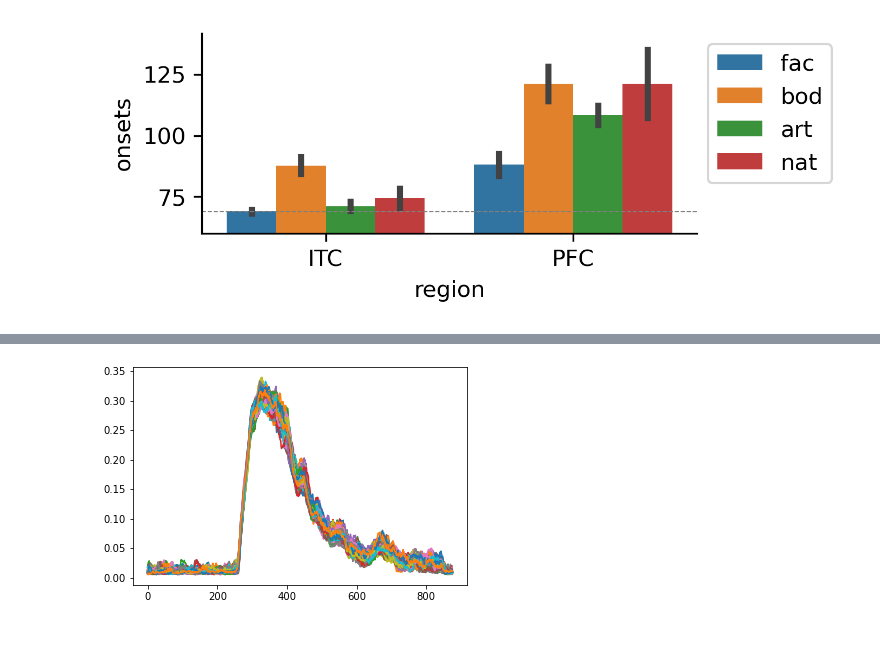
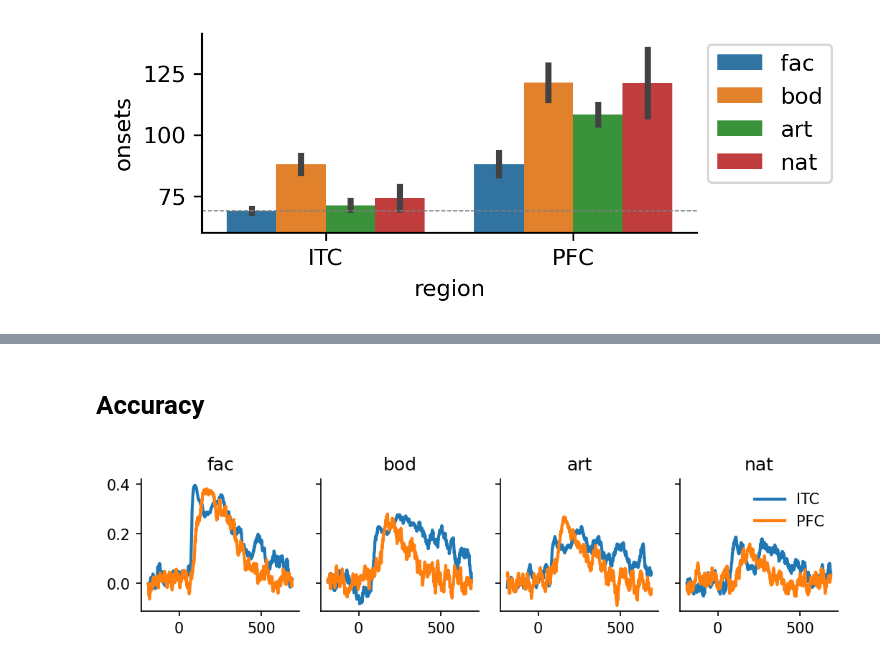
Before and after one commit to mohrabi/sua-categorical-representation, a Jupyter notebook: dec/final-svm-plots.ipynb, the cells around one changed output, grey strips where cells are left out. Drawn from its saved outputs; the diff is of its cells as text; code cells hidden in the pictures; blank space fills up the shorter version.

```diff
--- a/dec/final-svm-plots.ipynb
+++ b/dec/final-svm-plots.ipynb
@@ -267,5 +260,2 @@ p-value for fac > art: 0.9065656565656566 (ITC)
-# %%
-from matplotlib import pyplot as plt
-plt.plot(data['itc']['fac'].T);
-# %% [output]
-[figure, removed]
+# %% [markdown]
+# Accuracy
@@ -271,0 +291,22 @@ plt.plot(data['itc']['fac'].T);
+# %%
+cm = 1 / 2.54
+tim = np.arange(-200, 675, step=1) + 12.5
+fig, axs = plt.subplots(1, 4, figsize=(18 * cm, 5 * cm), dpi=150, sharey=True, sharex=True, squeeze=False)
+axs = axs.flatten()
+
+for ax, category in zip(axs[:4], ['fac', 'bod', 'art', 'nat']):
+    Z = data_a['itc'][category]
+    Z0 = data_a['itc'][category+"0"]
+    ax.plot(tim, Z.mean(0) - Z0.mean(0), lw=2, label="ITC")
+
+    Z = data_a['pfc'][category]
+    Z0 = data_a['pfc'][category+"0"]
+    ax.plot(tim, Z.mean(0) - Z0.mean(0), lw=2, label="PFC")
+
+    ax.set_title(category)
+
+axs[-1].legend(frameon=False)
+sns.despine()
+fig.tight_layout()
+# %% [output]
+[figure, added]
```
Also changed, not shown: parts of 7 cells of this notebook, 1 other file.
